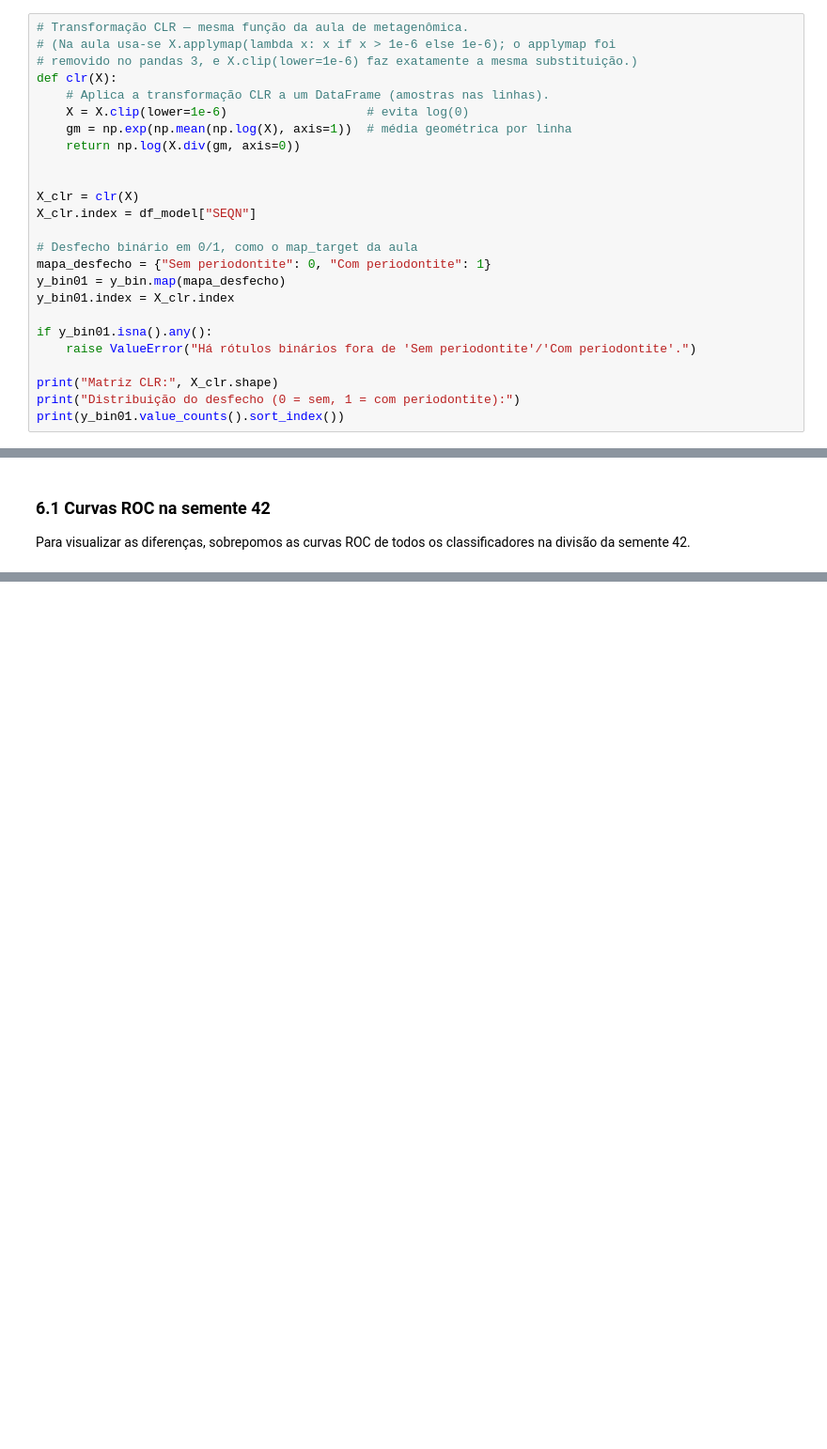
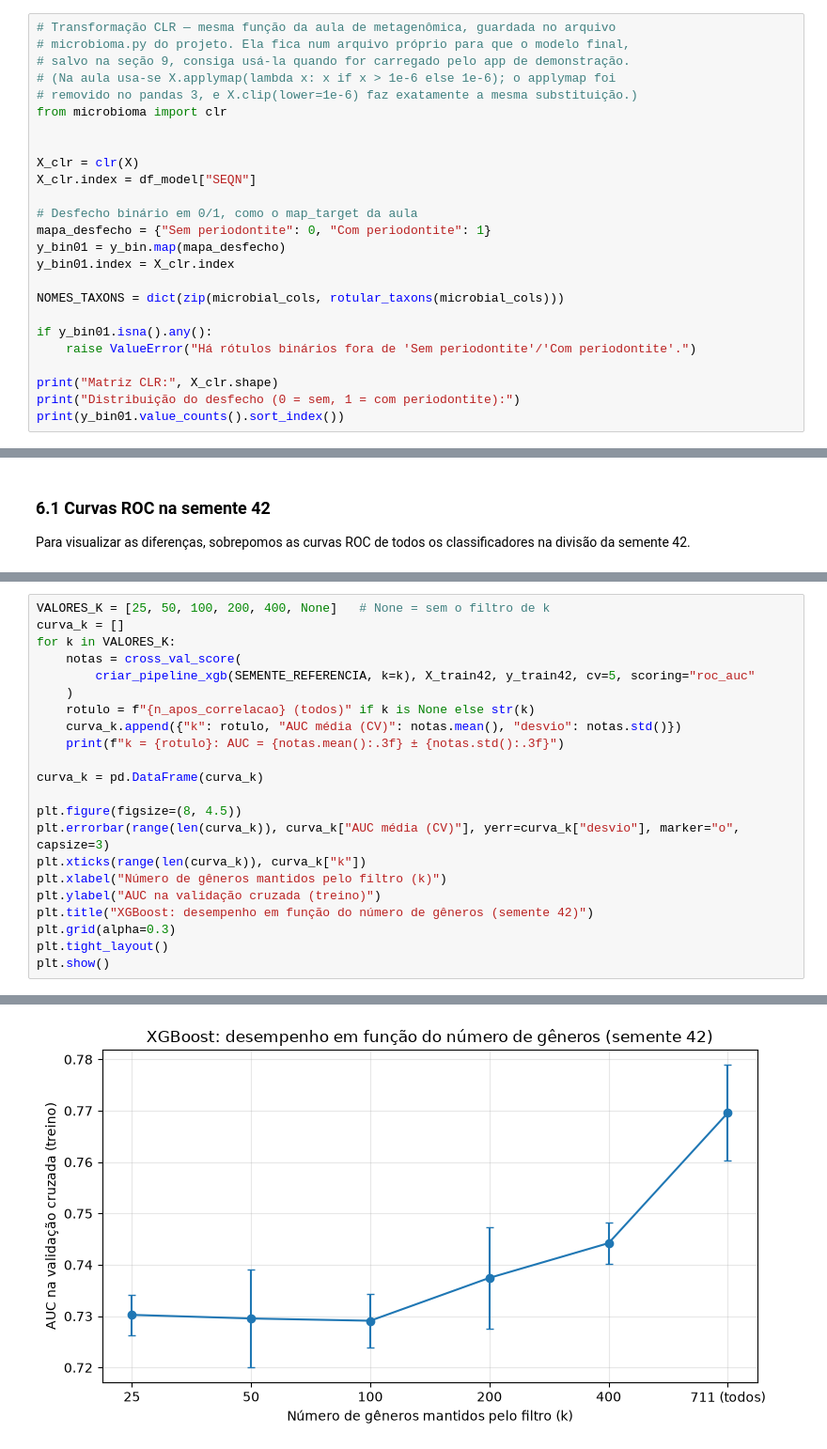
Before and after one commit to dpontejs/periodontite-microbioma-ml, a Jupyter notebook: projeto_2_colab.ipynb, the cells around one changed output, grey strips where cells are left out. Shown at 94% size. Cells and saved outputs as stored; diff of their text form; blank space fills up the shorter version.

Commit message:
feat: seleção de atributos, ajuste de hiperparâmetros e modelo final da demo

```diff
--- a/projeto_2_colab.ipynb
+++ b/projeto_2_colab.ipynb
@@ -1162,12 +1162,10 @@ Usamos a mesma função da aula de metagenômica. Como o logaritmo de zero não
 # %%
-# Transformação CLR — mesma função da aula de metagenômica.
+# Transformação CLR — mesma função da aula de metagenômica, guardada no arquivo
+# microbioma.py do projeto. Ela fica num arquivo próprio para que o modelo final,
+# salvo na seção 9, consiga usá-la quando for carregado pelo app de demonstração.
 # (Na aula usa-se X.applymap(lambda x: x if x > 1e-6 else 1e-6); o applymap foi
 # removido no pandas 3, e X.clip(lower=1e-6) faz exatamente a mesma substituição.)
-def clr(X):
-    # Aplica a transformação CLR a um DataFrame (amostras nas linhas).
-    X = X.clip(lower=1e-6)                   # evita log(0)
-    gm = np.exp(np.mean(np.log(X), axis=1))  # média geométrica por linha
-    return np.log(X.div(gm, axis=0))
+from microbioma import clr
 
 
 X_clr = clr(X)
@@ -1178,6 +1176,8 @@ mapa_desfecho = {"Sem periodontite": 0, "Com periodontite": 1}
 y_bin01 = y_bin.map(mapa_desfecho)
 y_bin01.index = X_clr.index
 
+NOMES_TAXONS = dict(zip(microbial_cols, rotular_taxons(microbial_cols)))
+
 if y_bin01.isna().any():
     raise ValueError("Há rótulos binários fora de 'Sem periodontite'/'Com periodontite'.")
 
@@ -1523,0 +1564,23 @@ Quando o modelo final estiver pronto, descomente a célula abaixo e ajuste os no
+# %%
+VALORES_K = [25, 50, 100, 200, 400, None]   # None = sem o filtro de k
+curva_k = []
+for k in VALORES_K:
+    notas = cross_val_score(
+        criar_pipeline_xgb(SEMENTE_REFERENCIA, k=k), X_train42, y_train42, cv=5, scoring="roc_auc"
+    )
+    rotulo = f"{n_apos_correlacao} (todos)" if k is None else str(k)
+    curva_k.append({"k": rotulo, "AUC média (CV)": notas.mean(), "desvio": notas.std()})
+    print(f"k = {rotulo}: AUC = {notas.mean():.3f} ± {notas.std():.3f}")
+
+curva_k = pd.DataFrame(curva_k)
+
+plt.figure(figsize=(8, 4.5))
+plt.errorbar(range(len(curva_k)), curva_k["AUC média (CV)"], yerr=curva_k["desvio"], marker="o", capsize=3)
+plt.xticks(range(len(curva_k)), curva_k["k"])
+plt.xlabel("Número de gêneros mantidos pelo filtro (k)")
+plt.ylabel("AUC na validação cruzada (treino)")
+plt.title("XGBoost: desempenho em função do número de gêneros (semente 42)")
+plt.grid(alpha=0.3)
+plt.tight_layout()
+plt.show()
+# %% [output]
@@ -1523,0 +1593 @@ Quando o modelo final estiver pronto, descomente a célula abaixo e ajuste os no
+[figure, added]
```
Also changed, not shown: parts of 23 cells of this notebook, 8 other files.
